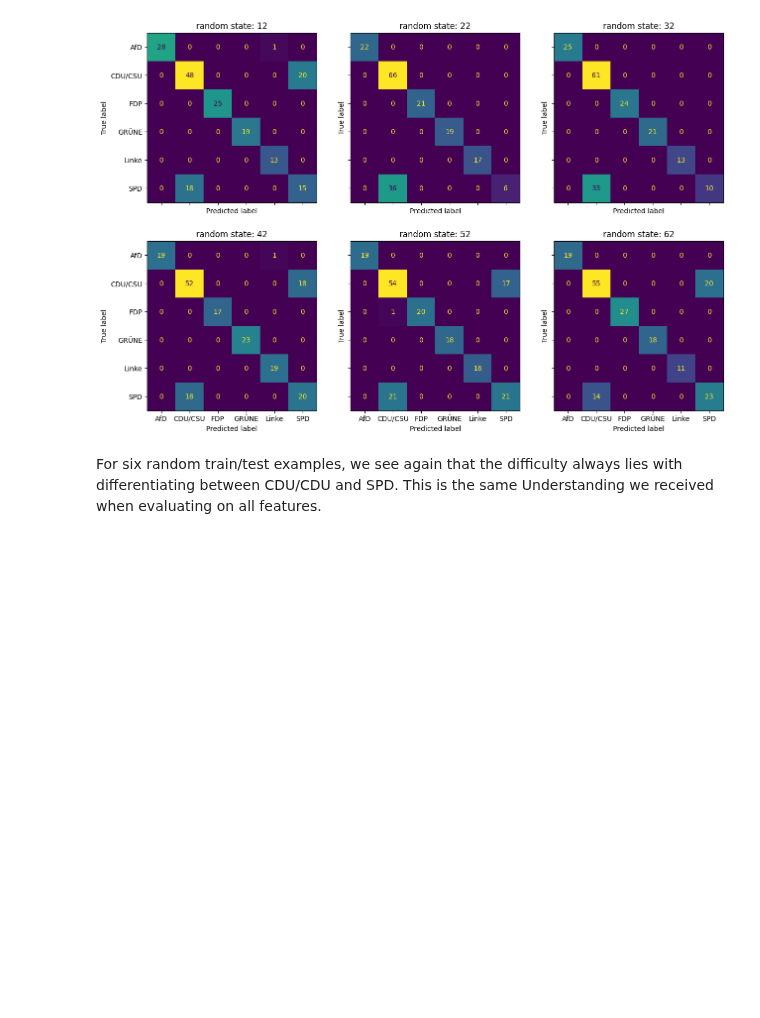
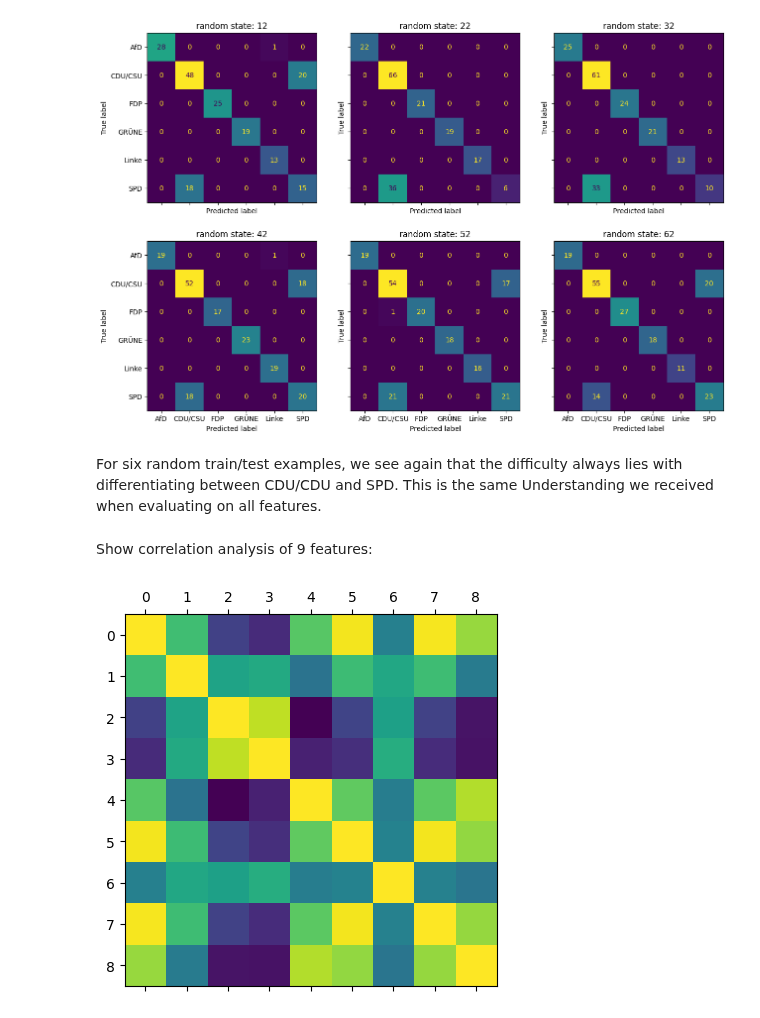
Before and after one commit to mograev/btvote, a Jupyter notebook: notebooks/5-feature-selection.ipynb, the cells around one changed output. Cells and saved outputs as stored; diff of their text form; code cells hidden in the pictures; blank space fills up the shorter version.

```diff
--- a/notebooks/5-feature-selection.ipynb
+++ b/notebooks/5-feature-selection.ipynb
@@ -401,3 +401,10 @@ plt.show()
 [figure]
 # %% [markdown]
 For six random train/test examples, we see again that the difficulty always lies with differentiating between CDU/CDU and SPD. This is the same Understanding we received when evaluating on all features.
+# %% [markdown]
+Show correlation analysis of 9 features:
+# %%
+plt.matshow(btvote_data_subset.corr())
+plt.show()
+# %% [output]
+[figure, added]
```
Also changed, not shown: parts of 20 cells of this notebook.
